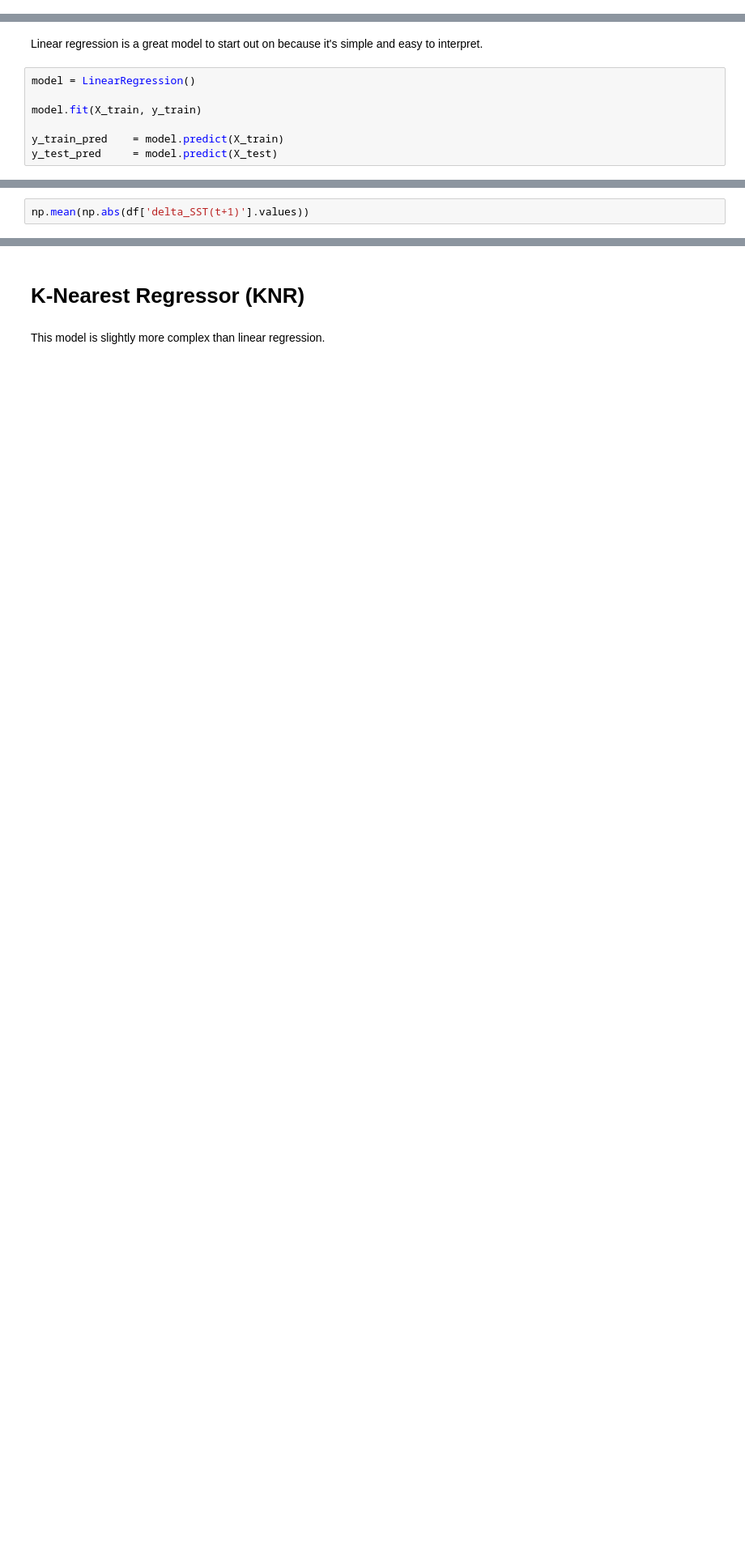
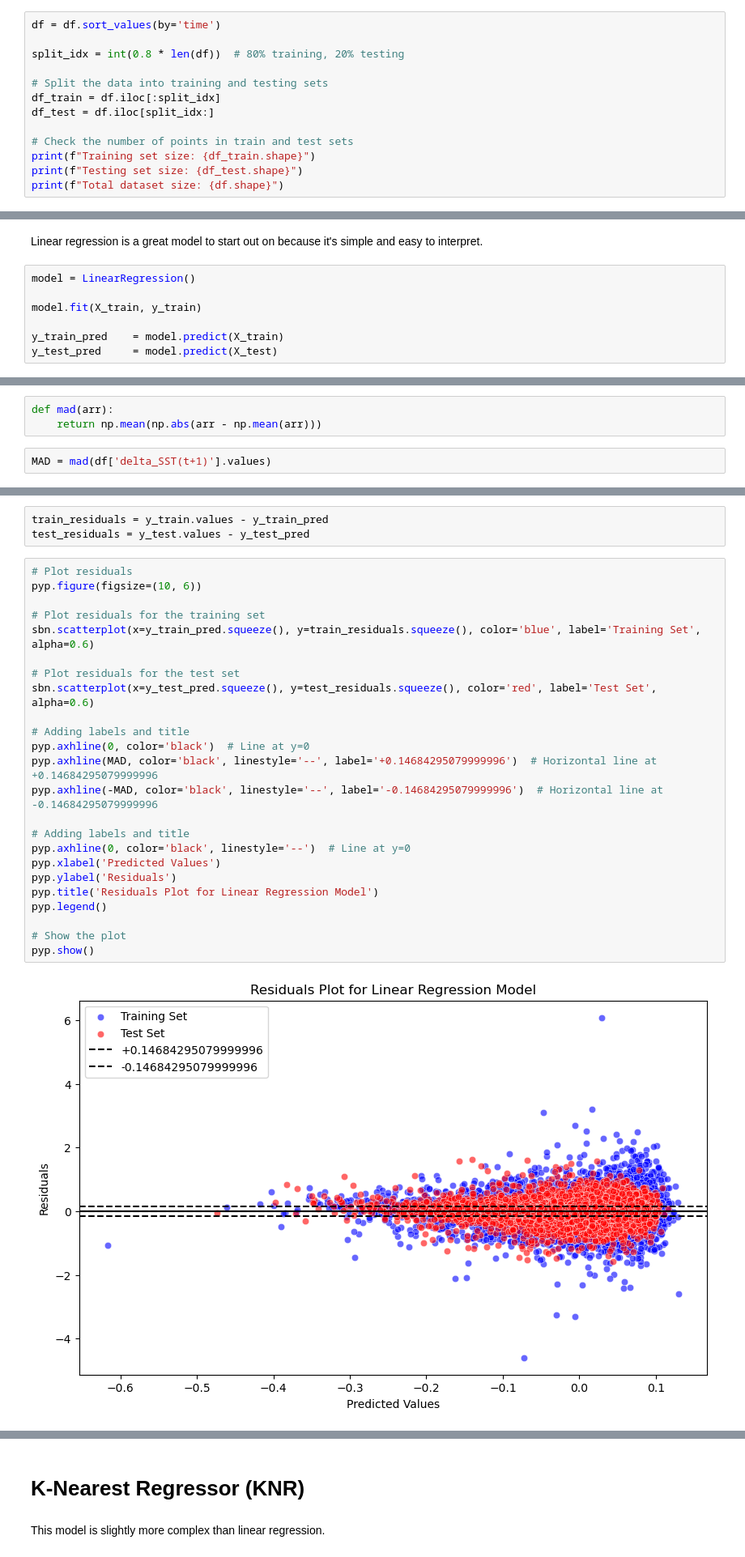
Before and after one commit to colinbeyers/GEOL558-submissions, a Jupyter notebook: module_4/module_4.ipynb, the cells around one changed output, grey strips where cells are left out. Shown at 81% size. Saved outputs shown, nothing was run; the diff lists cells and outputs as text; blank space fills up the shorter version.

```diff
--- a/module_4/module_4.ipynb
+++ b/module_4/module_4.ipynb
@@ -334,0 +287,13 @@ When I first tried training some models, what I saw (especially from the Random
+# %%
+df = df.sort_values(by='time')
+
+split_idx = int(0.8 * len(df))  # 80% training, 20% testing
+
+# Split the data into training and testing sets
+df_train = df.iloc[:split_idx]
+df_test = df.iloc[split_idx:]
+
+# Check the number of points in train and test sets
+print(f"Training set size: {df_train.shape}")
+print(f"Testing set size: {df_test.shape}")
+print(f"Total dataset size: {df.shape}")
@@ -384,2 +359,5 @@ Testing MAE: 0.14757522683705826
+# %%
+def mad(arr):
+    return np.mean(np.abs(arr - np.mean(arr)))
 # %%
-np.mean(np.abs(df['delta_SST(t+1)'].values))
+MAD = mad(df['delta_SST(t+1)'].values)
@@ -411,0 +366,29 @@ Standard Deviation of RMSE: 0.0014470447307073503
+# %%
+train_residuals = y_train.values - y_train_pred
+test_residuals = y_test.values - y_test_pred
+# %%
+# Plot residuals
+pyp.figure(figsize=(10, 6))
+
+# Plot residuals for the training set
+sbn.scatterplot(x=y_train_pred.squeeze(), y=train_residuals.squeeze(), color='blue', label='Training Set', alpha=0.6)
+
+# Plot residuals for the test set
+sbn.scatterplot(x=y_test_pred.squeeze(), y=test_residuals.squeeze(), color='red', label='Test Set', alpha=0.6)
+
+# Adding labels and title
+pyp.axhline(0, color='black')  # Line at y=0
+pyp.axhline(MAD, color='black', linestyle='--', label='+0.14684295079999996')  # Horizontal line at +0.14684295079999996
+pyp.axhline(-MAD, color='black', linestyle='--', label='-0.14684295079999996')  # Horizontal line at -0.14684295079999996
+
+# Adding labels and title
+pyp.axhline(0, color='black', linestyle='--')  # Line at y=0
+pyp.xlabel('Predicted Values')
+pyp.ylabel('Residuals')
+pyp.title('Residuals Plot for Linear Regression Model')
+pyp.legend()
+
+# Show the plot
+pyp.show()
+# %% [output]
+[figure, added]
```
Also changed, not shown: parts of 50 cells of this notebook.
